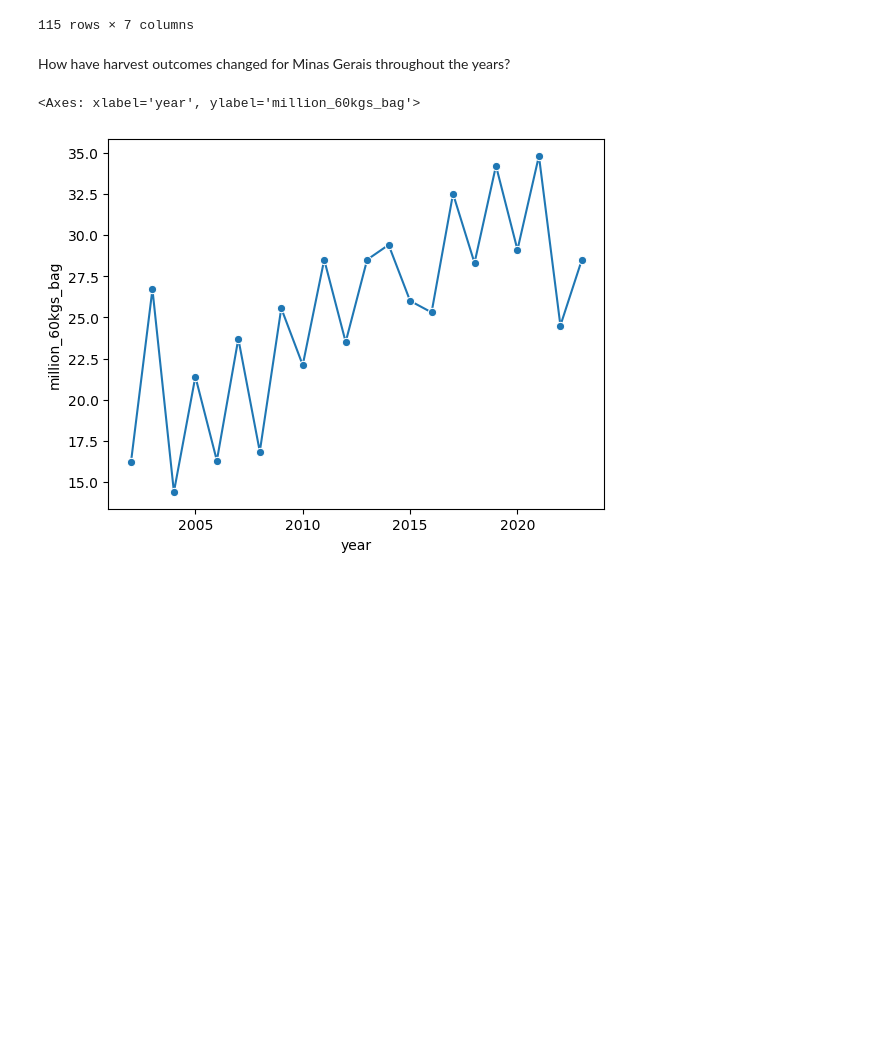
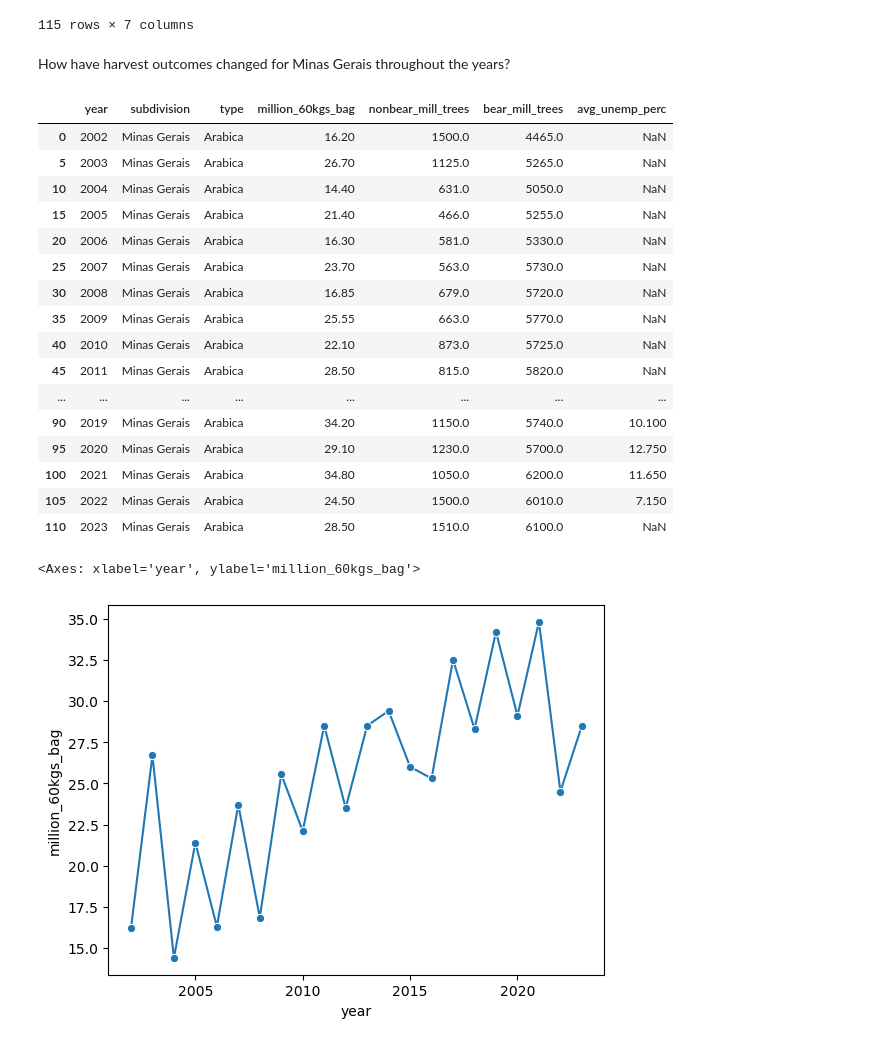
Before and after one commit to khadazhaia/projects, a Jupyter notebook: weather_api/notebooks/explore_weather.ipynb, the cells around one changed output. Saved outputs shown, nothing was run; the diff lists cells and outputs as text; code cells hidden in the pictures; blank space fills up the shorter version.

```diff
--- a/weather_api/notebooks/explore_weather.ipynb
+++ b/weather_api/notebooks/explore_weather.ipynb
@@ -35,6 +35,26 @@ br_df
 How have harvest outcomes changed for Minas Gerais throughout the years?
 # %%
 mg_df = br_df[br_df["subdivision"] == "Minas Gerais"]
+
+mg_df
+# %% [output]
+|  | year | subdivision | type | million_60kgs_bag | nonbear_mill_trees | bear_mill_trees | avg_unemp_perc |
+| 0 | 2002 | Minas Gerais | Arabica | 16.20 | 1500.0 | 4465.0 | NaN |
+| 5 | 2003 | Minas Gerais | Arabica | 26.70 | 1125.0 | 5265.0 | NaN |
+| 10 | 2004 | Minas Gerais | Arabica | 14.40 | 631.0 | 5050.0 | NaN |
+| 15 | 2005 | Minas Gerais | Arabica | 21.40 | 466.0 | 5255.0 | NaN |
+| 20 | 2006 | Minas Gerais | Arabica | 16.30 | 581.0 | 5330.0 | NaN |
+| 25 | 2007 | Minas Gerais | Arabica | 23.70 | 563.0 | 5730.0 | NaN |
+| 30 | 2008 | Minas Gerais | Arabica | 16.85 | 679.0 | 5720.0 | NaN |
+| 35 | 2009 | Minas Gerais | Arabica | 25.55 | 663.0 | 5770.0 | NaN |
+| 40 | 2010 | Minas Gerais | Arabica | 22.10 | 873.0 | 5725.0 | NaN |
+| 45 | 2011 | Minas Gerais | Arabica | 28.50 | 815.0 | 5820.0 | NaN |
+| ... | ... | ... | ... | ... | ... | ... | ... |
+| 90 | 2019 | Minas Gerais | Arabica | 34.20 | 1150.0 | 5740.0 | 10.100 |
+| 95 | 2020 | Minas Gerais | Arabica | 29.10 | 1230.0 | 5700.0 | 12.750 |
+| 100 | 2021 | Minas Gerais | Arabica | 34.80 | 1050.0 | 6200.0 | 11.650 |
+| 105 | 2022 | Minas Gerais | Arabica | 24.50 | 1500.0 | 6010.0 | 7.150 |
+| 110 | 2023 | Minas Gerais | Arabica | 28.50 | 1510.0 | 6100.0 | NaN |
 # %%
 sns.lineplot(data=mg_df, x="year", y="million_60kgs_bag", marker="o")
 # %% [output]
```
Also changed, not shown: parts of 5 cells of this notebook.
